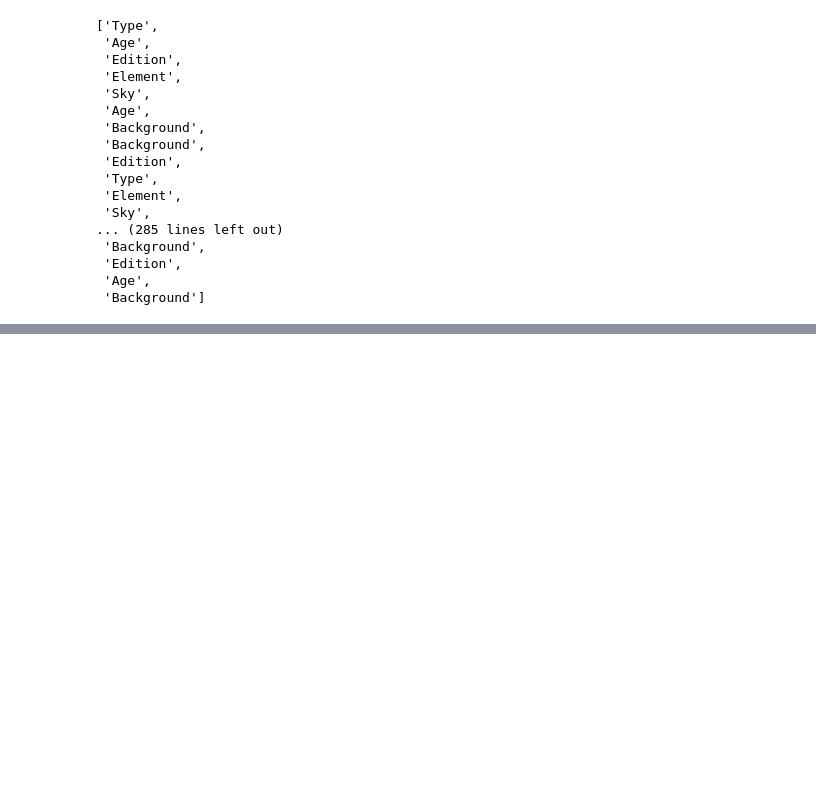
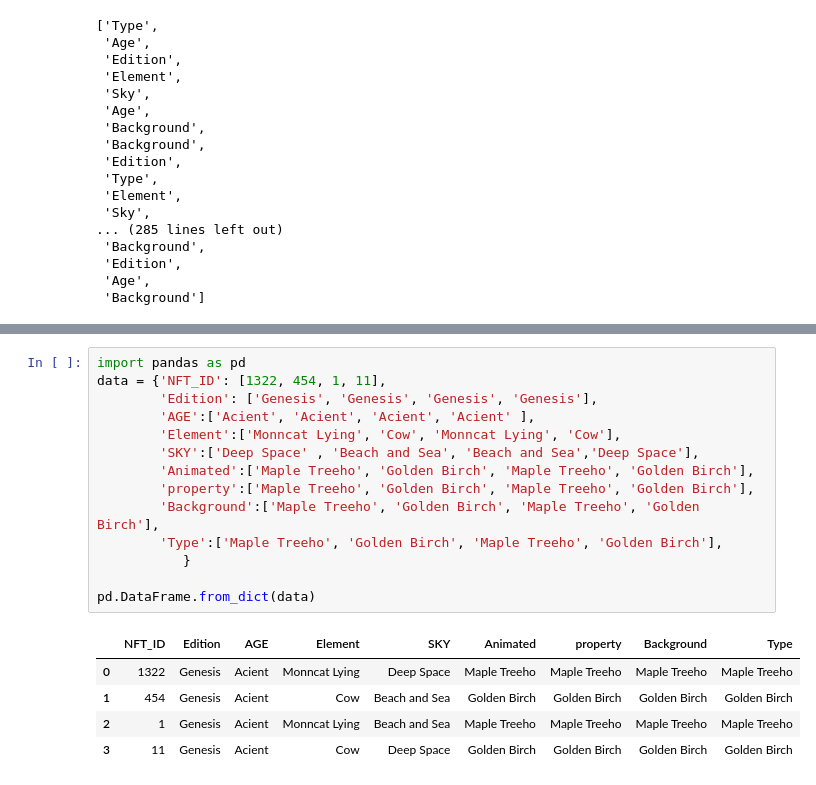
Before and after one commit to reneSalmon/NFT_Rarity_Scoring_API, a Jupyter notebook: NFT_RarityScore_API.ipynb, the cells around one changed output, grey strips where cells are left out. Saved outputs shown, nothing was run; the diff lists cells and outputs as text; blank space fills up the shorter version.

```diff
--- a/NFT_RarityScore_API.ipynb
+++ b/NFT_RarityScore_API.ipynb
@@ -346,0 +373,20 @@ Traits_in_all_NFT
+# %%
+import pandas as pd
+data = {'NFT_ID': [1322, 454, 1, 11],
+        'Edition': ['Genesis', 'Genesis', 'Genesis', 'Genesis'],
+        'AGE':['Acient', 'Acient', 'Acient', 'Acient' ],
+        'Element':['Monncat Lying', 'Cow', 'Monncat Lying', 'Cow'],
+        'SKY':['Deep Space' , 'Beach and Sea', 'Beach and Sea','Deep Space'],
+        'Animated':['Maple Treeho', 'Golden Birch', 'Maple Treeho', 'Golden Birch'],
+        'property':['Maple Treeho', 'Golden Birch', 'Maple Treeho', 'Golden Birch'],
+        'Background':['Maple Treeho', 'Golden Birch', 'Maple Treeho', 'Golden Birch'],
+        'Type':['Maple Treeho', 'Golden Birch', 'Maple Treeho', 'Golden Birch'],
+           }
+
+pd.DataFrame.from_dict(data)
+# %% [output]
+|  | NFT_ID | Edition | AGE | Element | SKY | Animated | property | Background | Type |
+| 0 | 1322 | Genesis | Acient | Monncat Lying | Deep Space | Maple Treeho | Maple Treeho | Maple Treeho | Maple Treeho |
+| 1 | 454 | Genesis | Acient | Cow | Beach and Sea | Golden Birch | Golden Birch | Golden Birch | Golden Birch |
+| 2 | 1 | Genesis | Acient | Monncat Lying | Beach and Sea | Maple Treeho | Maple Treeho | Maple Treeho | Maple Treeho |
+| 3 | 11 | Genesis | Acient | Cow | Deep Space | Golden Birch | Golden Birch | Golden Birch | Golden Birch |
```
Also changed, not shown: parts of 23 cells of this notebook.
